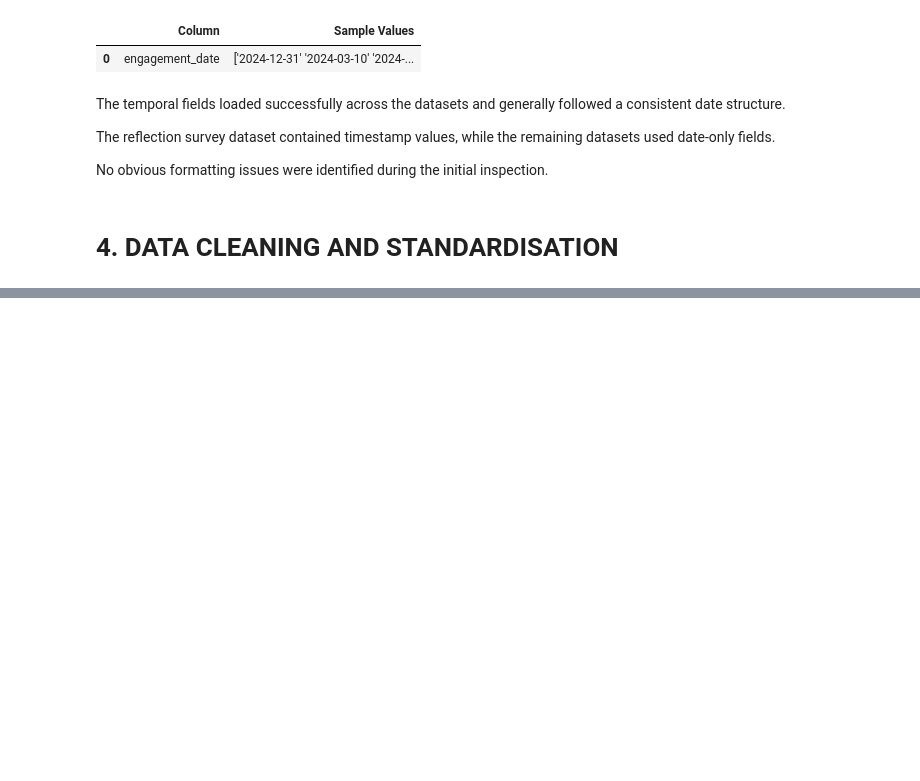
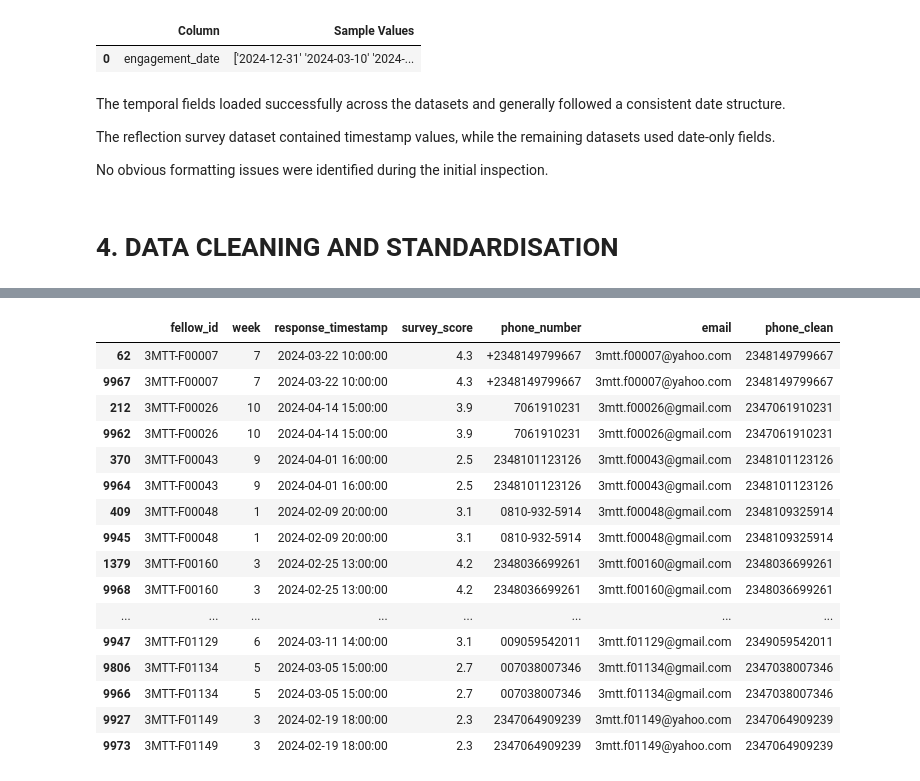
Before and after one commit to Efe-Godson/3mtt-stage2-analysis, a Jupyter notebook: notebooks/deliverable_2_analysis_notebook.ipynb, the cells around one changed output, grey strips where cells are left out. Drawn from its saved outputs; the diff is of its cells as text; code cells hidden in the pictures; blank space fills up the shorter version.

```diff
--- a/notebooks/deliverable_2_analysis_notebook.ipynb
+++ b/notebooks/deliverable_2_analysis_notebook.ipynb
@@ -511,0 +1494,88 @@ No obvious formatting issues were identified during the initial inspection.
+# %%
+# Check repeated weekly survey submissions
+reflection_duplicate_check = (
+    reflection_working[
+        reflection_working.duplicated(
+            subset=[
+                "fellow_id",
+                "week"
+            ],
+            keep=False
+        )
+    ]
+    .sort_values(
+        by=[
+            "fellow_id",
+            "week",
+            "response_timestamp"
+        ]
+    )
+)
+
+
+# Display duplicate survey records
+display(reflection_duplicate_check)
+
+
+# Count duplicate survey submissions
+duplicate_survey_count = (
+    reflection_working.duplicated(
+        subset=[
+            "fellow_id",
+            "week"
+        ]
+    ).sum()
+)
+
+
+print(
+    f"Duplicate survey records found: "
+    f"{duplicate_survey_count}"
+)
+
+
+# Retain latest survey submission
+reflection_deduplicated = (
+    reflection_working
+    .sort_values(
+        by="response_timestamp",
+        ascending=False
+    )
+    .drop_duplicates(
+        subset=[
+            "fellow_id",
+            "week"
+        ],
+        keep="first"
+    )
+)
+
+
+# Validate row count after deduplication
+print(
+    f"Rows before deduplication: "
+    f"{len(reflection_working)}"
+)
+
+print(
+    f"Rows after deduplication: "
+    f"{len(reflection_deduplicated)}"
+)
+# %% [output]
+|  | fellow_id | week | response_timestamp | survey_score | phone_number | email | phone_clean |
+| 62 | 3MTT-F00007 | 7 | 2024-03-22 10:00:00 | 4.3 | +2348149799667 | 3mtt.f00007@yahoo.com | 2348149799667 |
+| 9967 | 3MTT-F00007 | 7 | 2024-03-22 10:00:00 | 4.3 | +2348149799667 | 3mtt.f00007@yahoo.com | 2348149799667 |
+| 212 | 3MTT-F00026 | 10 | 2024-04-14 15:00:00 | 3.9 | 7061910231 | 3mtt.f00026@gmail.com | 2347061910231 |
+| 9962 | 3MTT-F00026 | 10 | 2024-04-14 15:00:00 | 3.9 | 7061910231 | 3mtt.f00026@gmail.com | 2347061910231 |
+| 370 | 3MTT-F00043 | 9 | 2024-04-01 16:00:00 | 2.5 | 2348101123126 | 3mtt.f00043@gmail.com | 2348101123126 |
+| 9964 | 3MTT-F00043 | 9 | 2024-04-01 16:00:00 | 2.5 | 2348101123126 | 3mtt.f00043@gmail.com | 2348101123126 |
+| 409 | 3MTT-F00048 | 1 | 2024-02-09 20:00:00 | 3.1 | 0810-932-5914 | 3mtt.f00048@gmail.com | 2348109325914 |
+| 9945 | 3MTT-F00048 | 1 | 2024-02-09 20:00:00 | 3.1 | 0810-932-5914 | 3mtt.f00048@gmail.com | 2348109325914 |
+| 1379 | 3MTT-F00160 | 3 | 2024-02-25 13:00:00 | 4.2 | 2348036699261 | 3mtt.f00160@gmail.com | 2348036699261 |
+| 9968 | 3MTT-F00160 | 3 | 2024-02-25 13:00:00 | 4.2 | 2348036699261 | 3mtt.f00160@gmail.com | 2348036699261 |
+| ... | ... | ... | ... | ... | ... | ... | ... |
+| 9947 | 3MTT-F01129 | 6 | 2024-03-11 14:00:00 | 3.1 | 009059542011 | 3mtt.f01129@gmail.com | 2349059542011 |
+| 9806 | 3MTT-F01134 | 5 | 2024-03-05 15:00:00 | 2.7 | 007038007346 | 3mtt.f01134@gmail.com | 2347038007346 |
+| 9966 | 3MTT-F01134 | 5 | 2024-03-05 15:00:00 | 2.7 | 007038007346 | 3mtt.f01134@gmail.com | 2347038007346 |
+| 9927 | 3MTT-F01149 | 3 | 2024-02-19 18:00:00 | 2.3 | 2347064909239 | 3mtt.f01149@yahoo.com | 2347064909239 |
+| 9973 | 3MTT-F01149 | 3 | 2024-02-19 18:00:00 | 2.3 | 2347064909239 | 3mtt.f01149@yahoo.com | 2347064909239 |
```
Also changed, not shown: parts of 27 cells of this notebook.
